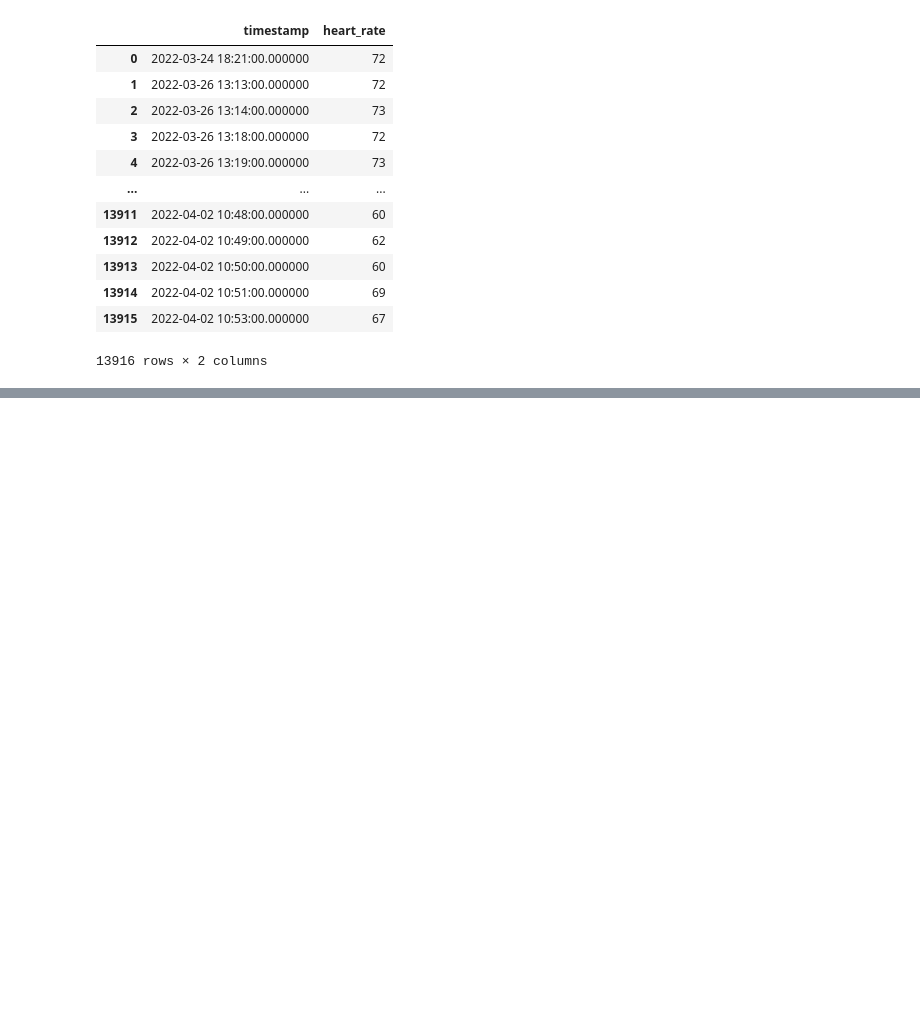
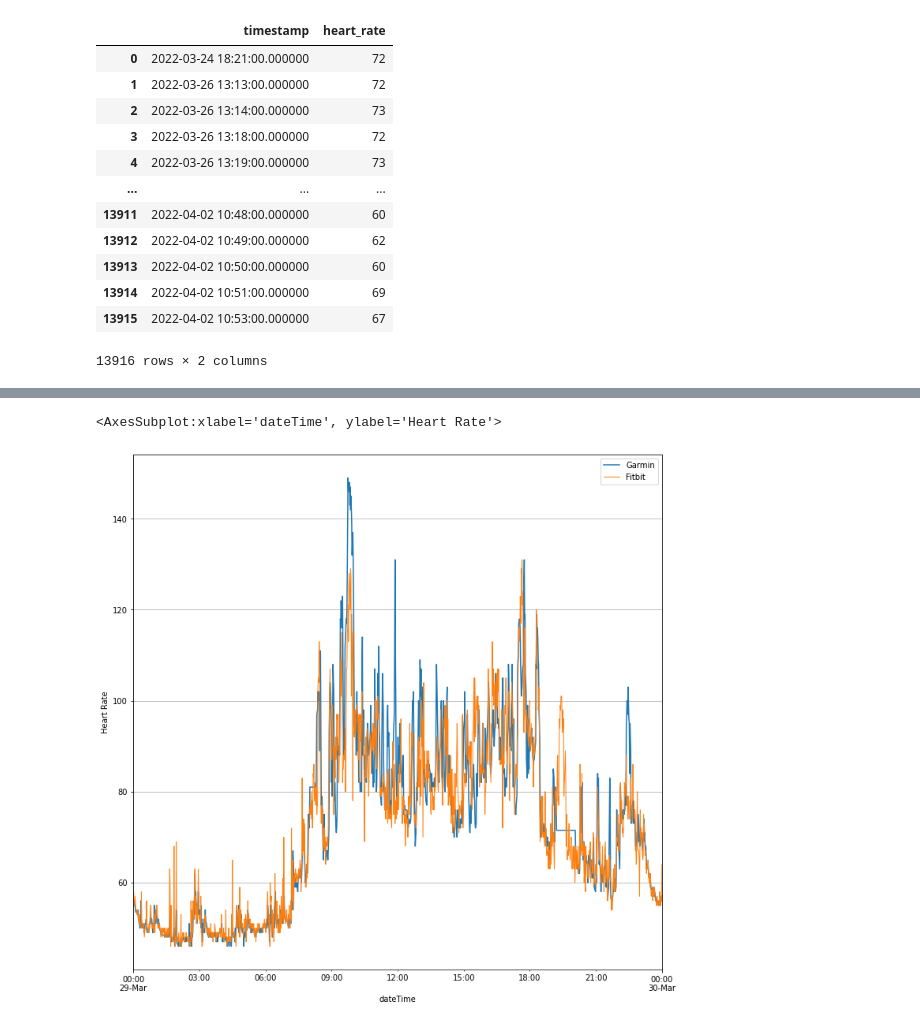
Before and after one commit to ShiYang1101/ML, a Jupyter notebook: Fitness/HR.ipynb, the cells around one changed output, grey strips where cells are left out. Cells and saved outputs as stored; diff of their text form; code cells hidden in the pictures; blank space fills up the shorter version.

Commit message:
Updated fitness notebook with changes in fitbit dataframe

```diff
--- a/Fitness/HR.ipynb
+++ b/Fitness/HR.ipynb
@@ -60,0 +96,3 @@ df_fitbit
+# %%
+tmp = pd.date_range('2022-03-29 00:00', '2022-3-30 00:00', freq = 'T')
+tmp
@@ -60,0 +112,4 @@ df_fitbit
+# %%
+loc = [df_fitbit.index.get_loc(x, "nearest") for x in tmp]
+df_fitbit = df_fitbit.iloc[loc]
+df_fitbit.index = df_fitbit.index.round(freq = "T")
@@ -143,5 +241,8 @@ garmin_hr
 # %%
 garmin_0329_hr = garmin_hr.loc[(garmin_hr['timestamp'] >= '2022-03-29') & \
                                (garmin_hr['timestamp'] < '2022-03-30')]
-garmin_0329_hr.set_index('timestamp')
+garmin_0329_hr.set_index('timestamp', inplace = True)
+garmin_0329_hr.index = pd.to_datetime(garmin_0329_hr.index, format = "%Y-%m-%d %H:%M:%S.%f")
+garmin_0329_hr.to_csv('tmp.csv')
+print(garmin_0329_hr)
 # %% [output]
@@ -166,0 +264,8 @@ garmin_0329_hr.plot(x = 'timestamp', y = 'heart_rate', kind = 'scatter', figsize
+# %%
+garmin_0329_hr = garmin_0329_hr.reindex(tmp)
+def average_fill(data):
+    return data.ffill().fillna(method = 'bfill').\
+                    add(garmin_0329_hr.bfill().fillna(method = 'ffill')).div(2)
+garmin_0329_hr = average_fill(garmin_0329_hr)
+print(garmin_0329_hr)
+garmin_0329_hr.isnull().sum()
@@ -166,0 +289,8 @@ garmin_0329_hr.plot(x = 'timestamp', y = 'heart_rate', kind = 'scatter', figsize
+# %%
+garmin_0329_hr.plot(y = 'heart_rate', use_index=True,  kind = 'line', \
+                    figsize = (12,12), label = 'Garmin', grid = True, ylabel = 'Heart Rate')
+df_fitbit['bpm'].plot(y = 'bpm', grid = True, kind = 'line', linewidth = 1 \
+                      ,  label = 'Fitbit', legend = True)
+# %% [output]
+<AxesSubplot:xlabel='dateTime', ylabel='Heart Rate'>
+[figure, added]
```
Also changed, not shown: parts of 18 cells of this notebook, 3 other files.
